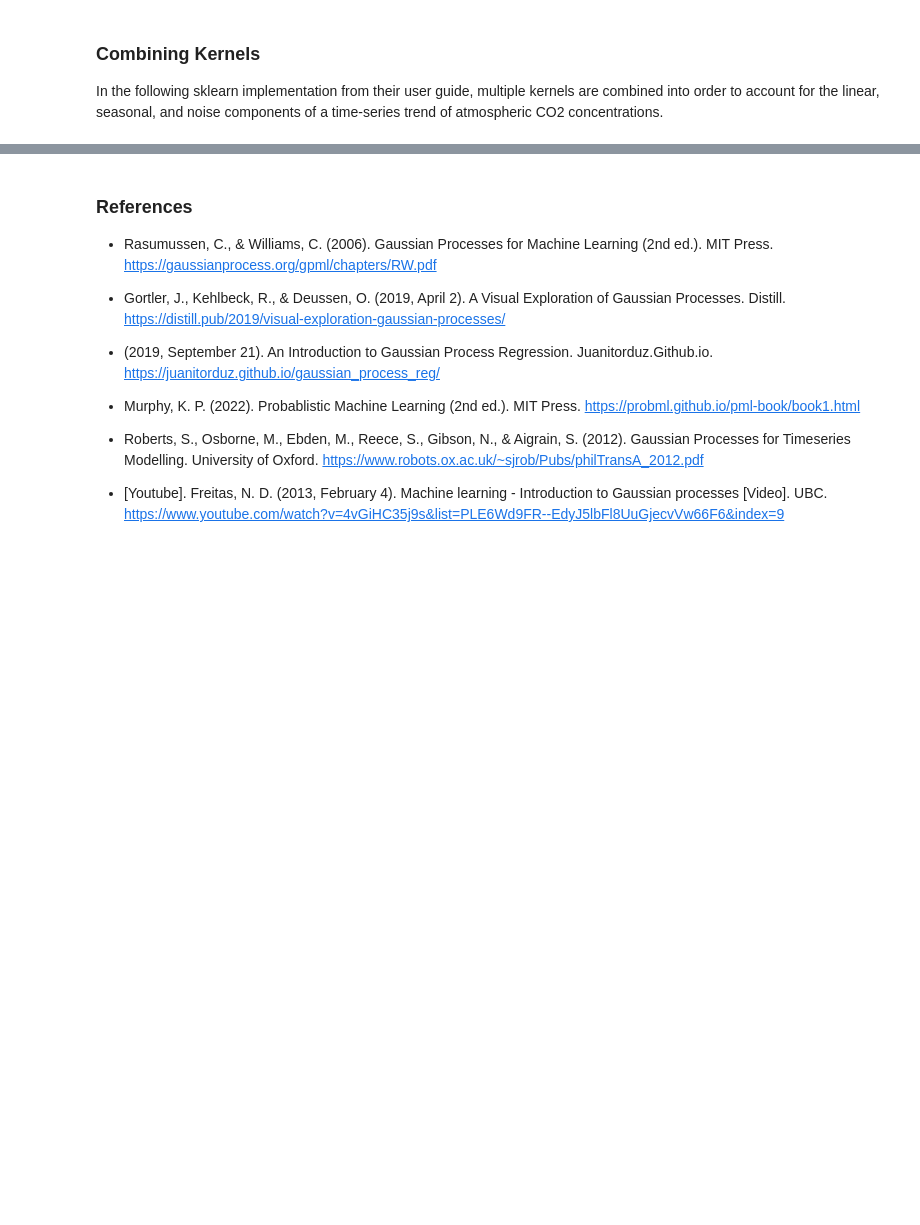
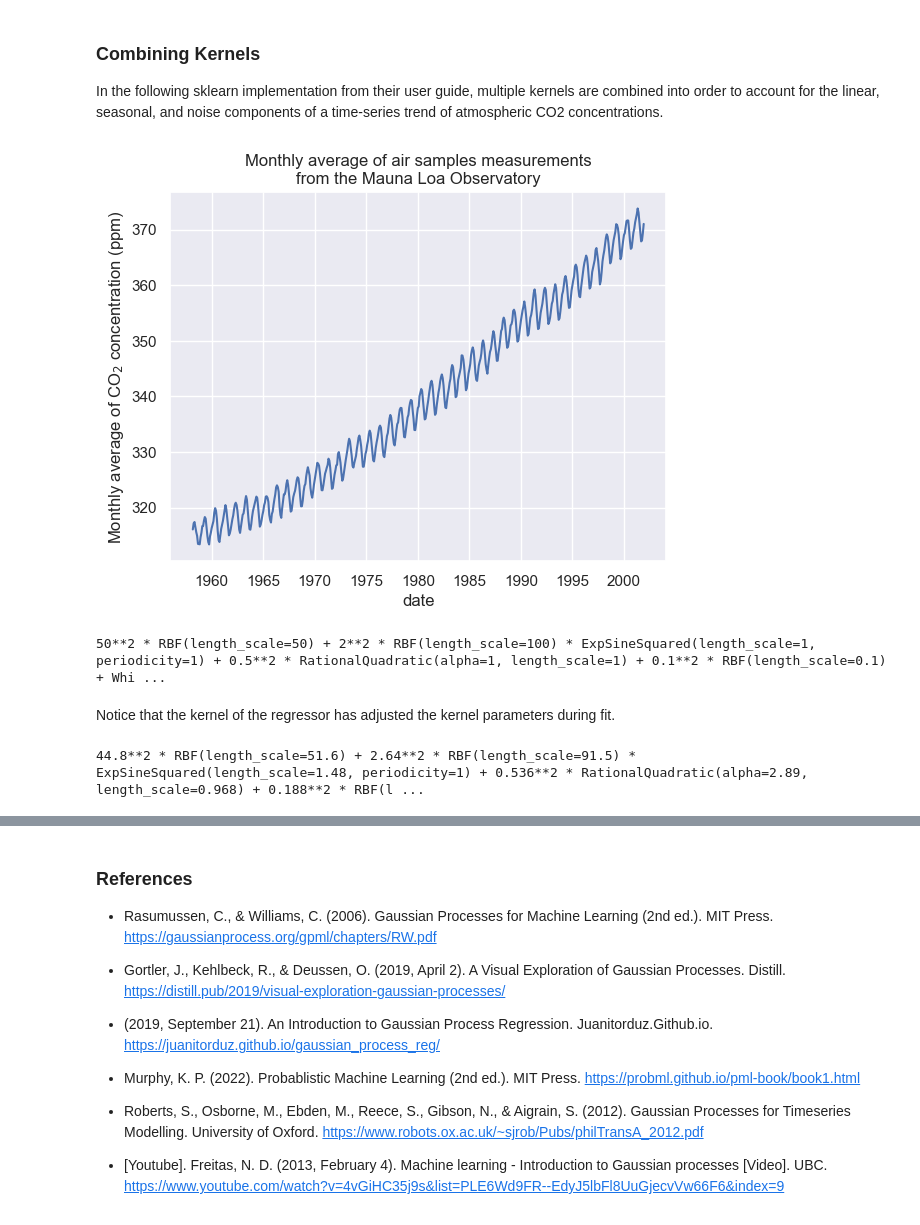
Before and after one commit to pw598/Articles, a Jupyter notebook: Probability III - Gaussian Processes.ipynb, the cells around one changed output, grey strips where cells are left out. Saved outputs shown, nothing was run; the diff lists cells and outputs as text; code cells hidden in the pictures; blank space fills up the shorter version.

```diff
--- a/Probability III - Gaussian Processes.ipynb
+++ b/Probability III - Gaussian Processes.ipynb
@@ -384,0 +402,45 @@ In the following sklearn implementation from their user guide, multiple kernels
+# %%
+# Import Data
+
+co2 = fetch_openml(data_id=41187, as_frame=True)
+
+co2_data = pl.DataFrame(co2.frame[["year", "month", "day", "co2"]]).select(
+    pl.date("year", "month", "day"), "co2"
+)
+
+co2_data = (
+    co2_data.sort(by="date")
+    .group_by_dynamic("date", every="1mo")
+    .agg(pl.col("co2").mean())
+    .drop_nulls()
+)
+plt.plot(co2_data["date"], co2_data["co2"])
+plt.xlabel("date")
+plt.ylabel("Monthly average of CO$_2$ concentration (ppm)")
+plt.title("Monthly average of air samples measurements\nfrom the Mauna Loa Observatory");
+# %% [output]
+[figure, added]
+# %%
+# Combine Kernels
+
+long_term_trend_kernel = 50.0**2 * RBF(length_scale=50.0)
+
+seasonal_kernel = (
+    2.0**2
+    * RBF(length_scale=100.0)
+    * ExpSineSquared(length_scale=1.0, periodicity=1.0, periodicity_bounds="fixed")
+)
+
+irregularities_kernel = 0.5**2 * RationalQuadratic(length_scale=1.0, alpha=1.0)
+
+noise_kernel = 0.1**2 * RBF(length_scale=0.1) + WhiteKernel(
+    noise_level=0.1**2, noise_level_bounds=(1e-5, 1e5)
+)
+
+co2_kernel = (
+    long_term_trend_kernel + seasonal_kernel + irregularities_kernel + noise_kernel
+)
+
+co2_kernel
+# %% [output]
+50**2 * RBF(length_scale=50) + 2**2 * RBF(length_scale=100) * ExpSineSquared(length_scale=1, periodicity=1) + 0.5**2 * RationalQuadratic(alpha=1, length_scale=1) + 0.1**2 * RBF(length_scale=0.1) + Whi ...
@@ -384,0 +458,6 @@ In the following sklearn implementation from their user guide, multiple kernels
+# %% [markdown]
+Notice that the kernel of the regressor has adjusted the kernel parameters during fit.
+# %%
+gp.kernel_
+# %% [output]
+44.8**2 * RBF(length_scale=51.6) + 2.64**2 * RBF(length_scale=91.5) * ExpSineSquared(length_scale=1.48, periodicity=1) + 0.536**2 * RationalQuadratic(alpha=2.89, length_scale=0.968) + 0.188**2 * RBF(l ...
```
Also changed, not shown: parts of 12 cells of this notebook.
